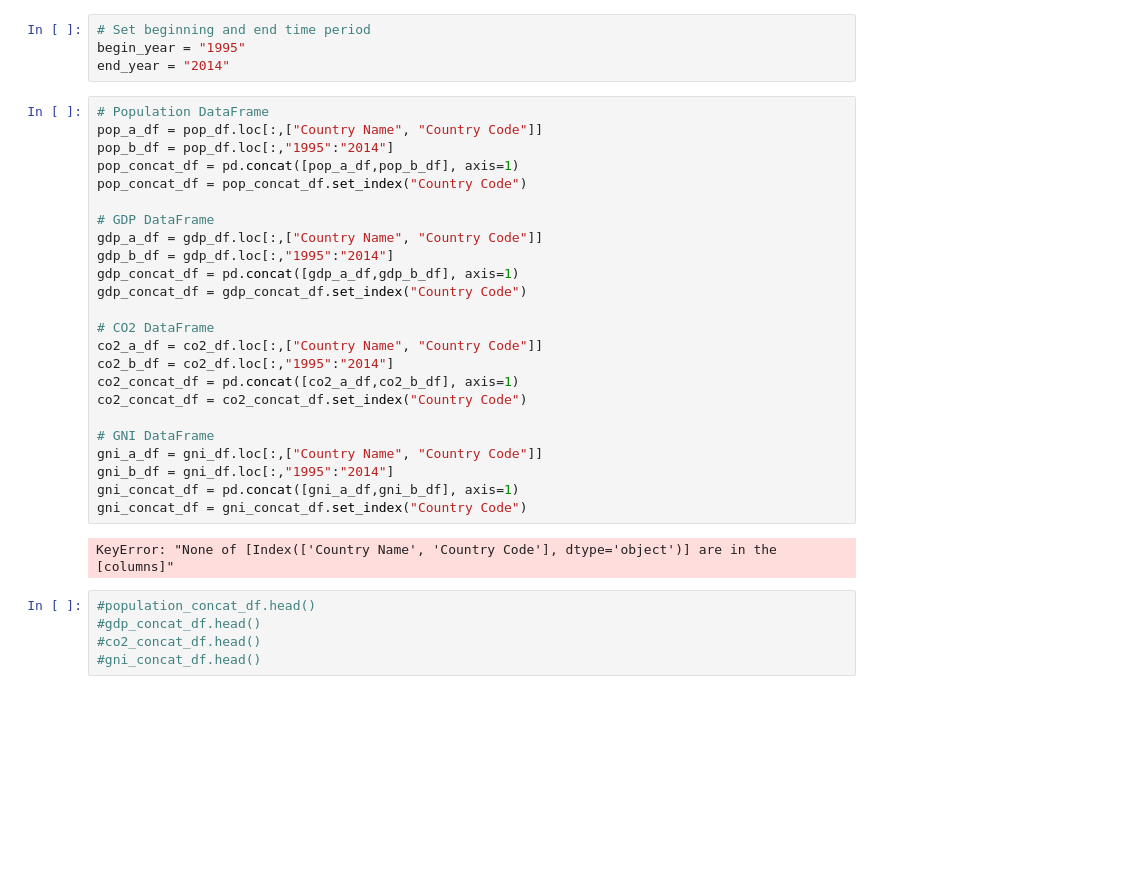
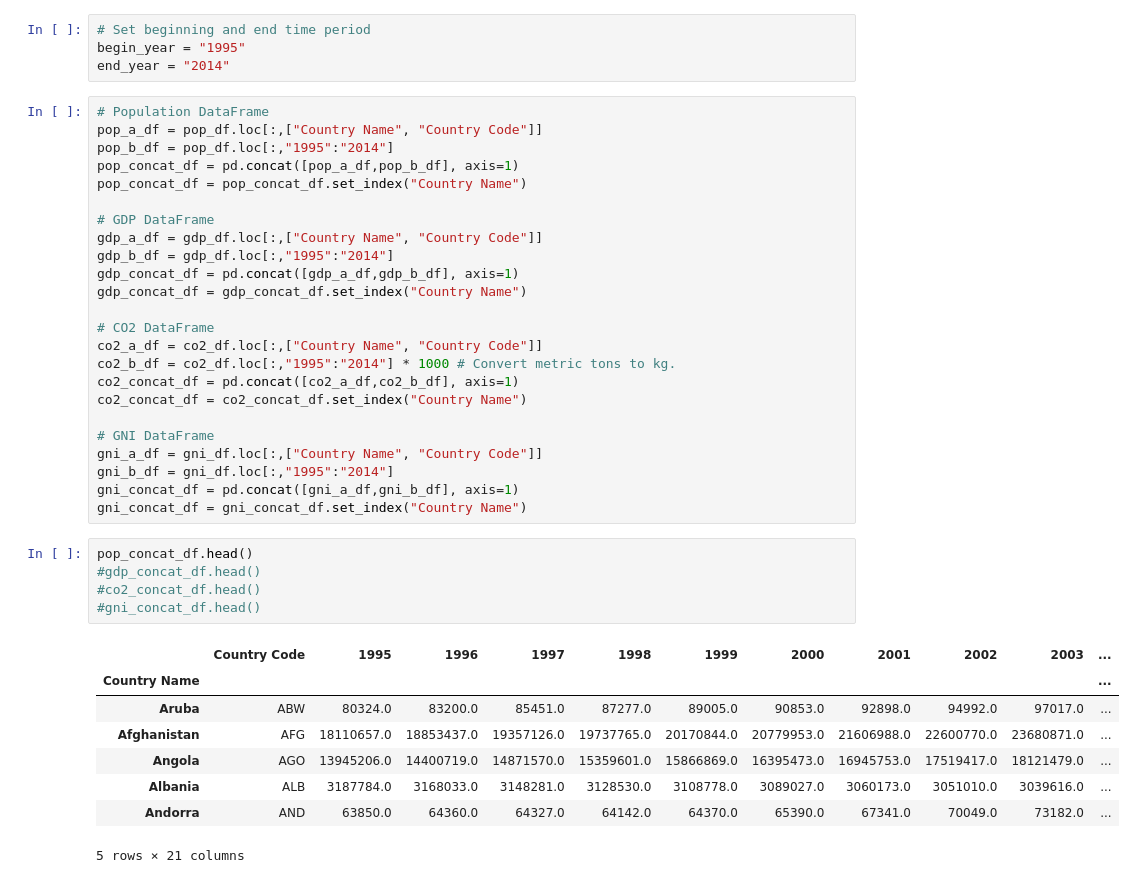
Before and after one commit to jason-hernandez-73/Project-1, a Jupyter notebook: test_data_analysis-checkpoint.ipynb, the cells around one changed output. Cells and saved outputs as stored; diff of their text form; blank space fills up the shorter version.

```diff
--- a/test_data_analysis-checkpoint.ipynb
+++ b/test_data_analysis-checkpoint.ipynb
@@ -18,29 +19,36 @@ end_year = "2014"
 pop_a_df = pop_df.loc[:,["Country Name", "Country Code"]]
 pop_b_df = pop_df.loc[:,"1995":"2014"]
 pop_concat_df = pd.concat([pop_a_df,pop_b_df], axis=1)
-pop_concat_df = pop_concat_df.set_index("Country Code")
+pop_concat_df = pop_concat_df.set_index("Country Name")
 
 # GDP DataFrame
 gdp_a_df = gdp_df.loc[:,["Country Name", "Country Code"]]
 gdp_b_df = gdp_df.loc[:,"1995":"2014"]
 gdp_concat_df = pd.concat([gdp_a_df,gdp_b_df], axis=1)
-gdp_concat_df = gdp_concat_df.set_index("Country Code")
+gdp_concat_df = gdp_concat_df.set_index("Country Name")
 
 # CO2 DataFrame
 co2_a_df = co2_df.loc[:,["Country Name", "Country Code"]]
-co2_b_df = co2_df.loc[:,"1995":"2014"]
+co2_b_df = co2_df.loc[:,"1995":"2014"] * 1000 # Convert metric tons to kg.
 co2_concat_df = pd.concat([co2_a_df,co2_b_df], axis=1)
-co2_concat_df = co2_concat_df.set_index("Country Code")
+co2_concat_df = co2_concat_df.set_index("Country Name")
 
 # GNI DataFrame
 gni_a_df = gni_df.loc[:,["Country Name", "Country Code"]]
 gni_b_df = gni_df.loc[:,"1995":"2014"]
 gni_concat_df = pd.concat([gni_a_df,gni_b_df], axis=1)
-gni_concat_df = gni_concat_df.set_index("Country Code")
+gni_concat_df = gni_concat_df.set_index("Country Name")
-# %% [output]
-KeyError: "None of [Index(['Country Name', 'Country Code'], dtype='object')] are in the [columns]"
 # %%
-#population_concat_df.head()
+pop_concat_df.head()
 #gdp_concat_df.head()
 #co2_concat_df.head()
 #gni_concat_df.head()
+# %% [output]
+|  | Country Code | 1995 | 1996 | 1997 | 1998 | 1999 | 2000 | 2001 | 2002 | 2003 | ... |
+| Country Name |  |  |  |  |  |  |  |  |  |  | ... |
+| Aruba | ABW | 80324.0 | 83200.0 | 85451.0 | 87277.0 | 89005.0 | 90853.0 | 92898.0 | 94992.0 | 97017.0 | ... |
+| Afghanistan | AFG | 18110657.0 | 18853437.0 | 19357126.0 | 19737765.0 | 20170844.0 | 20779953.0 | 21606988.0 | 22600770.0 | 23680871.0 | ... |
+| Angola | AGO | 13945206.0 | 14400719.0 | 14871570.0 | 15359601.0 | 15866869.0 | 16395473.0 | 16945753.0 | 17519417.0 | 18121479.0 | ... |
+| Albania | ALB | 3187784.0 | 3168033.0 | 3148281.0 | 3128530.0 | 3108778.0 | 3089027.0 | 3060173.0 | 3051010.0 | 3039616.0 | ... |
+| Andorra | AND | 63850.0 | 64360.0 | 64327.0 | 64142.0 | 64370.0 | 65390.0 | 67341.0 | 70049.0 | 73182.0 | ... |
+5 rows × 21 columns
```
Also changed, not shown: parts of 6 cells of this notebook.
